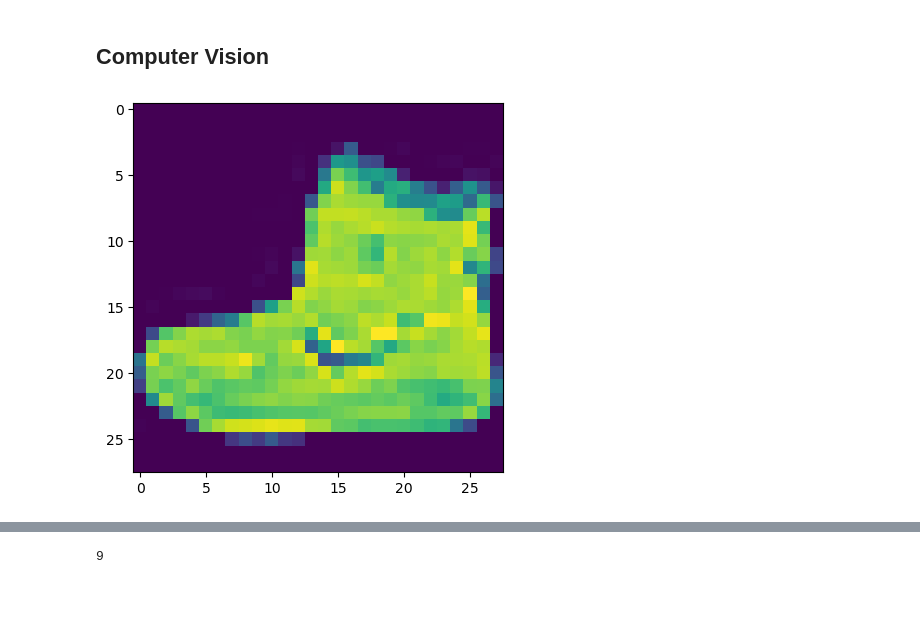
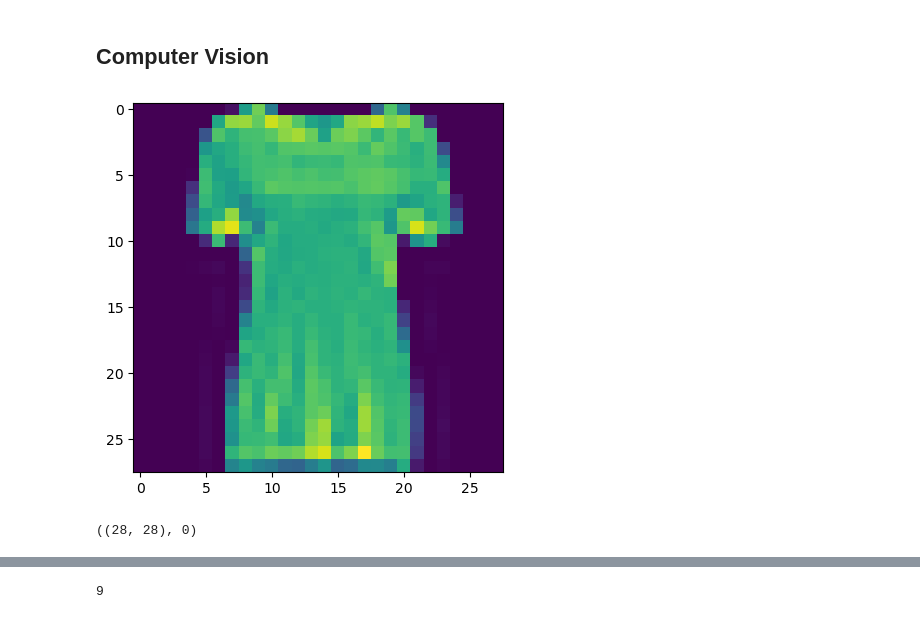
Before and after one commit to gkrampah/DeepNeuralNetwork, a Jupyter notebook: bascis.ipynb, the cells around one changed output, grey strips where cells are left out. Drawn from its saved outputs; the diff is of its cells as text; code cells hidden in the pictures.

```diff
--- a/bascis.ipynb
+++ b/bascis.ipynb
@@ -103,13 +99,17 @@ fmnist = tf.keras.datasets.fashion_mnist
 (training_images, training_labels), (test_images, test_labels) = fmnist.load_data()
 # %%
 # Visualize the image
-index = 0
+index = 10
 
 plt.imshow(training_images[index])
 
 plt.show()
 # %% [output]
-[figure, old version]
+[figure, new version]
+# %%
+training_images[index].shape, training_labels[index]
+# %% [output]
+((28, 28), 0)
 # %%
 # Normalize the pixel values of the train and test images
 training_images = training_images / 255.0
```
Also changed, not shown: parts of 22 cells of this notebook, 1 other file.
